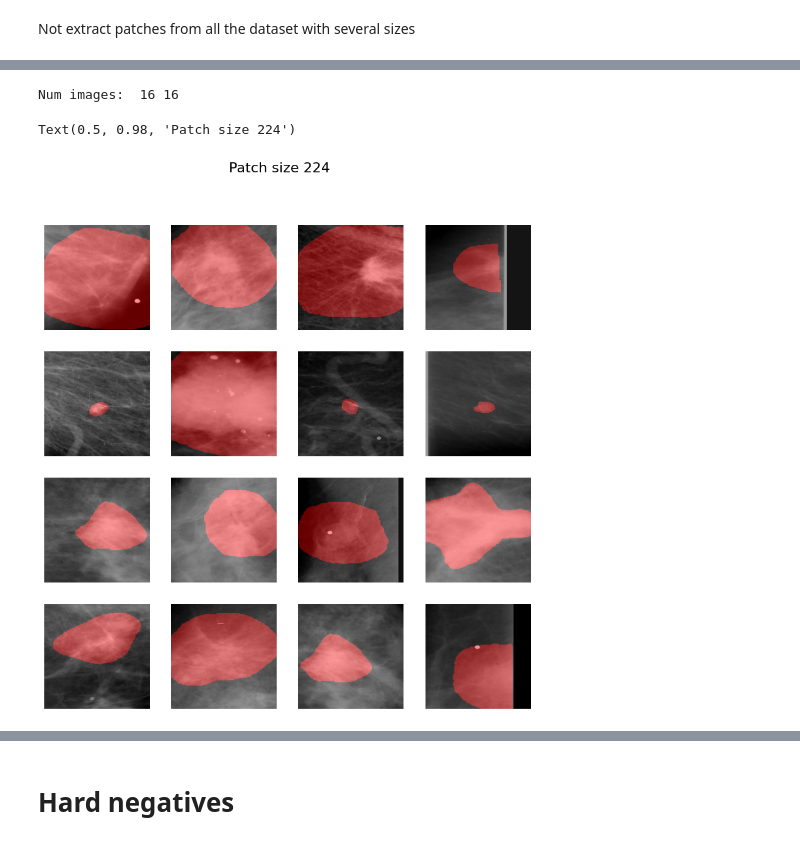
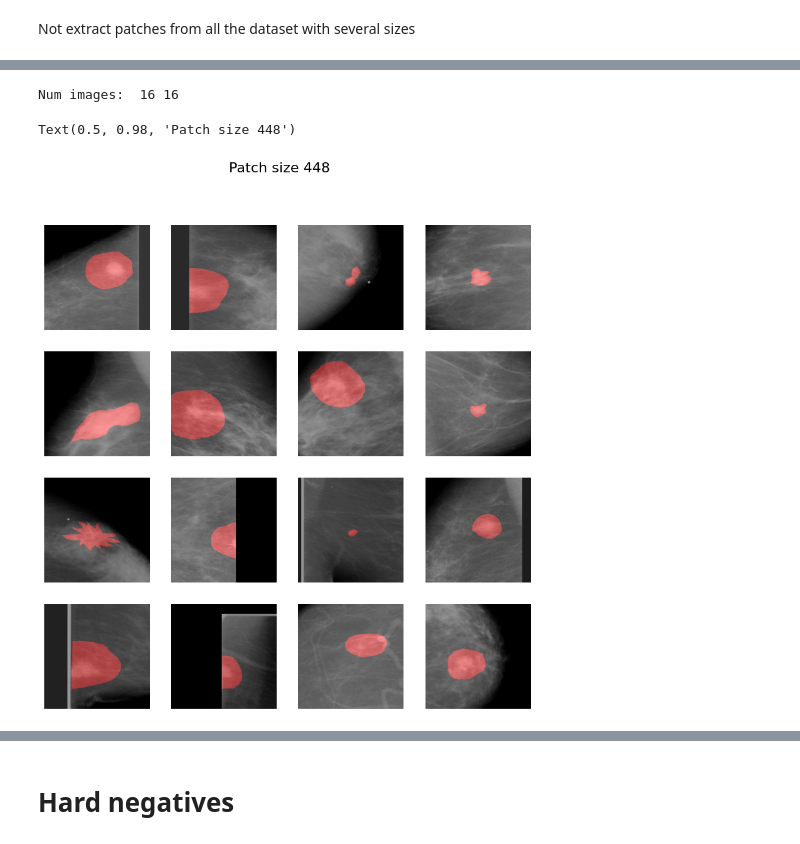
Before and after one commit to alalbiol/Mammography, a Jupyter notebook: mamo_holistic/notebooks/generate_eval_patch_datasets.ipynb, the cells around one changed output, grey strips where cells are left out. Saved outputs shown, nothing was run; the diff lists cells and outputs as text; code cells hidden in the pictures.

Commit message:
generar patches 448 eval

```diff
--- a/mamo_holistic/notebooks/generate_eval_patch_datasets.ipynb
+++ b/mamo_holistic/notebooks/generate_eval_patch_datasets.ipynb
@@ -270,5 +225,5 @@ Nb of trials reached maximum, decrease overlap cutoff by 0.05: 0.749999999999999
 # %%
-patch_size = 224
+patch_size = 448
 mass_malignat = pathlib.Path(f'/tmp/eval_patches_16bits_{patch_size}_test_nikulin/malignant_mass/')
 
 images = list(mass_malignat.glob('*img.npy'))
@@ -276,33 +231,33 @@ images = list(mass_malignat.glob('*img.npy'))
 #sample 16 images
 nrow = 4
 ncol = 4
 num_images = nrow * ncol
 
 images = np.random.choice(images, num_images)
 masks = [str(img).replace('_img.png', '_mask.png') for img in images]
 masks = [str(img).replace('_img.npy', '_mask.png') for img in images]
 
 print("Num images: ", len(images), len(masks))
 
 fig, ax = plt.subplots(nrows=nrow, ncols=ncol, figsize=(10, 10))
 ax = ax.ravel()
 
 
 
 
 for i in range(num_images):
     if images[i].suffix == '.npy':
         img = np.load(images[i])
     else:
         img = np.array(Image.open(images[i]))
     assert img.shape[0] == img.shape[1] and img.shape[0] == patch_size, f"{img.shape}"
     mask = np.array(Image.open(masks[i]))
     show_mask_image(img, mask, ax[i])
 
 # set figure title
 fig.suptitle(f"Patch size {patch_size}", fontsize=16)
 # %% [output]
 Num images:  16 16
-Text(0.5, 0.98, 'Patch size 224')
+Text(0.5, 0.98, 'Patch size 448')
-[figure, old version]
+[figure, new version]
 # %%
```
Also changed, not shown: parts of 7 cells of this notebook.
